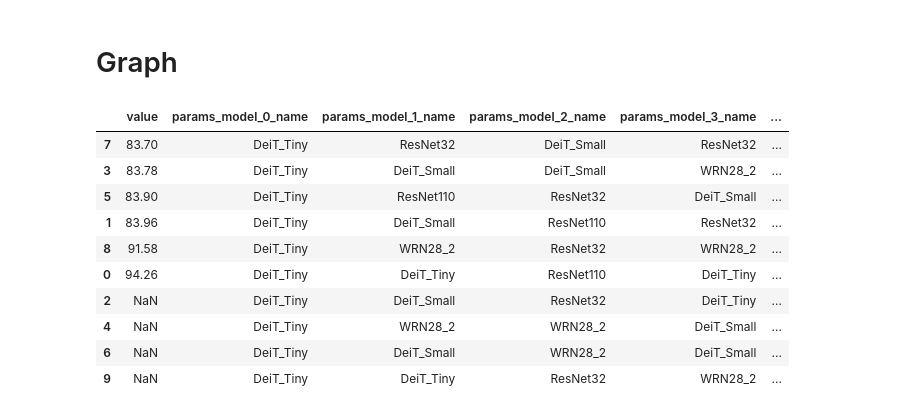
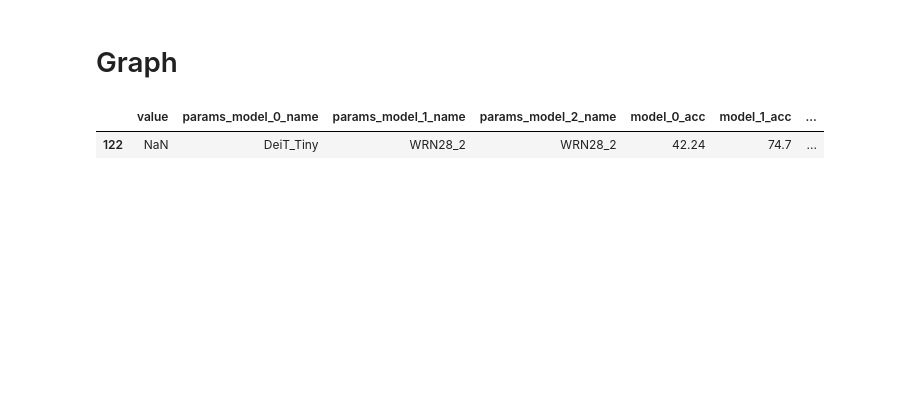
Before and after one commit to yukiharada1228/DCL, a Jupyter notebook: watch.ipynb, the cells around one changed output. Saved outputs shown, nothing was run; the diff lists cells and outputs as text; code cells hidden in the pictures; blank space fills up the shorter version.

```diff
--- a/watch.ipynb
+++ b/watch.ipynb
@@ -29,8 +28,8 @@ optuna.visualization.plot_intermediate_values(study)
 # %% [markdown]
 # Graph
 # %%
-num_models = 7
-epochs = 1
+num_models = 3
+epochs = 10
 target_model = "DeiT_Tiny"
 # %%
 df = study.trials_dataframe()
@@ -42,45 +41,36 @@ available_columns = ["number", "state", "value", "datetime_start", "datetime_com
 params_columns = [col for col in df.columns if col.startswith('params_')]
 user_attrs_columns = [col for col in df.columns if col.startswith('user_attrs_')]
 
 selected_columns = available_columns + params_columns + user_attrs_columns
 
 df = df[selected_columns]
 
 # Now you can proceed with your analysis
 # complete = df[df["state"] == "COMPLETE"]
-complete = df.iloc[:10]
+complete = df.iloc[122:123]
 
 # Instead of using complete["params"], we'll use all columns that start with 'params_'
 params = complete[params_columns]
 
 # Filter for model-related parameters
 model = params.loc[:, params.columns.str.contains("model")]
 
 # The rest of your code remains the same
 model_acc = []
 for id_ in complete["number"]:
     model_acc += [[pd.read_csv(f"./result/{id_:04d}/log/net{i}/epoch_log.csv",
                                index_col="Unnamed: 0").at[epochs, "test_accuracy"] for i in range(num_models)]]
 
 model_acc = pd.DataFrame(model_acc, index=model.index, columns=[f"model_{i}_acc" for i in range(num_models)])
 
 sorted_df = complete.sort_values(by="value")
 sorted_acc = sorted_df["value"]
 
 sorted_df = pd.concat([sorted_acc, model.loc[sorted_acc.index], model_acc.loc[sorted_acc.index]], axis=1).rename(columns={0:"max_accuracy"})
 sorted_df
 # %% [output]
-|  | value | params_model_0_name | params_model_1_name | params_model_2_name | params_model_3_name | ... |
-| 7 | 83.70 | DeiT_Tiny | ResNet32 | DeiT_Small | ResNet32 | ... |
-| 3 | 83.78 | DeiT_Tiny | DeiT_Small | DeiT_Small | WRN28_2 | ... |
-| 5 | 83.90 | DeiT_Tiny | ResNet110 | ResNet32 | DeiT_Small | ... |
-| 1 | 83.96 | DeiT_Tiny | DeiT_Small | ResNet110 | ResNet32 | ... |
-| 8 | 91.58 | DeiT_Tiny | WRN28_2 | ResNet32 | WRN28_2 | ... |
-| 0 | 94.26 | DeiT_Tiny | DeiT_Tiny | ResNet110 | DeiT_Tiny | ... |
-| 2 | NaN | DeiT_Tiny | DeiT_Small | ResNet32 | DeiT_Tiny | ... |
-| 4 | NaN | DeiT_Tiny | WRN28_2 | WRN28_2 | DeiT_Small | ... |
-| 6 | NaN | DeiT_Tiny | DeiT_Small | WRN28_2 | DeiT_Small | ... |
-| 9 | NaN | DeiT_Tiny | DeiT_Tiny | ResNet32 | WRN28_2 | ... |
+|  | value | params_model_0_name | params_model_1_name | params_model_2_name | model_0_acc | model_1_acc | ... |
+| 122 | NaN | DeiT_Tiny | WRN28_2 | WRN28_2 | 42.24 | 74.7 | ... |
 # %%
 df
 # %% [output]
```
Also changed, not shown: parts of 4 cells of this notebook, 2 other files.
